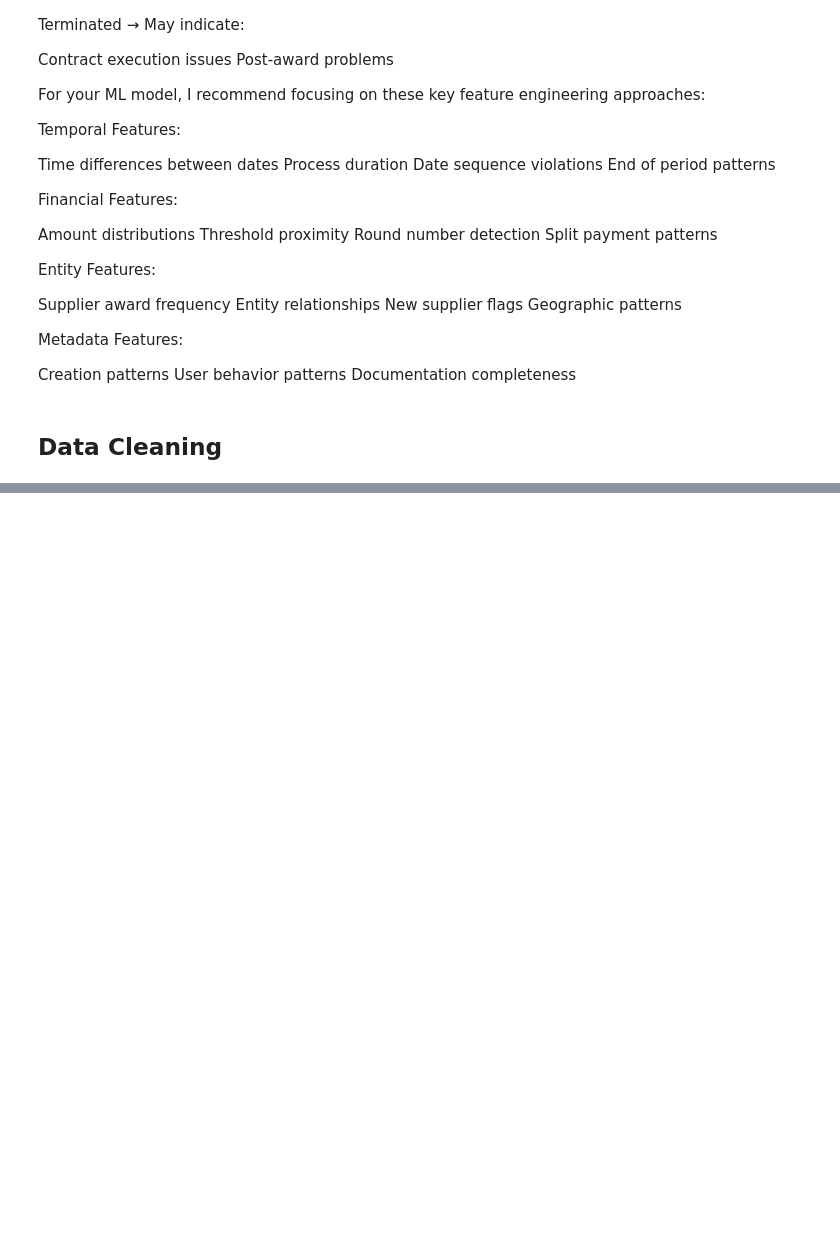
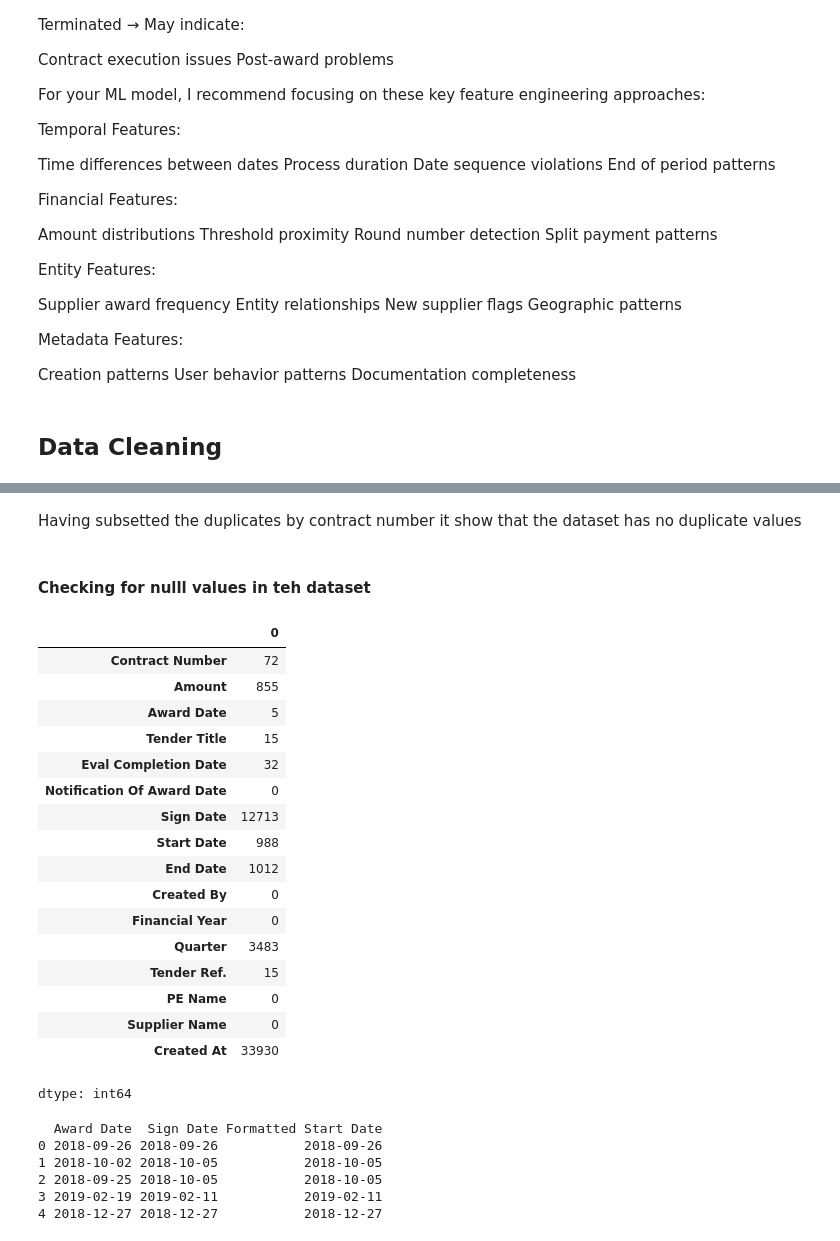
Before and after one commit to ProcureGuardAI/Fraud-Detection-Machine-Learning, a Jupyter notebook: index.ipynb, the cells around one changed output, grey strips where cells are left out. Saved outputs shown, nothing was run; the diff lists cells and outputs as text; code cells hidden in the pictures; blank space fills up the shorter version.

```diff
--- a/index.ipynb
+++ b/index.ipynb
@@ -405,0 +577,46 @@ print(df.head())
+# %% [markdown]
+Having subsetted the duplicates by contract number it show that the dataset has no duplicate values
+# %% [markdown]
+#### Checking for nulll values in teh dataset
+# %%
+df.isna().sum()
+# %% [output]
+|  | 0 |
+| Contract Number | 72 |
+| Amount | 855 |
+| Award Date | 5 |
+| Tender Title | 15 |
+| Eval Completion Date | 32 |
+| Notification Of Award Date | 0 |
+| Sign Date | 12713 |
+| Start Date | 988 |
+| End Date | 1012 |
+| Created By | 0 |
+| Financial Year | 0 |
+| Quarter | 3483 |
+| Tender Ref. | 15 |
+| PE Name | 0 |
+| Supplier Name | 0 |
+| Created At | 33930 |
+dtype: int64
+# %%
+
+# Ensure the relevant columns are in datetime format
+df['Award Date'] = pd.to_datetime(df['Award Date'], errors='coerce')
+df['Sign Date'] = pd.to_datetime(df['Sign Date'], errors='coerce')
+
+# Calculate Start Date by subtracting Award Date from Sign Date
+df['Start Date'] = df['Sign Date'] - df['Award Date']
+
+# Convert Start Date to the desired format (YYYY-MM-DD)
+df['Formatted Start Date'] = (df['Award Date'] + df['Start Date']).dt.strftime('%Y-%m-%d')
+
+# Print the DataFrame to see the changes
+print(df[['Award Date', 'Sign Date', 'Formatted Start Date']].head())
+# %% [output]
+  Award Date  Sign Date Formatted Start Date
+0 2018-09-26 2018-09-26           2018-09-26
+1 2018-10-02 2018-10-05           2018-10-05
+2 2018-09-25 2018-10-05           2018-10-05
+3 2019-02-19 2019-02-11           2019-02-11
+4 2018-12-27 2018-12-27           2018-12-27
```
Also changed, not shown: parts of 10 cells of this notebook.
